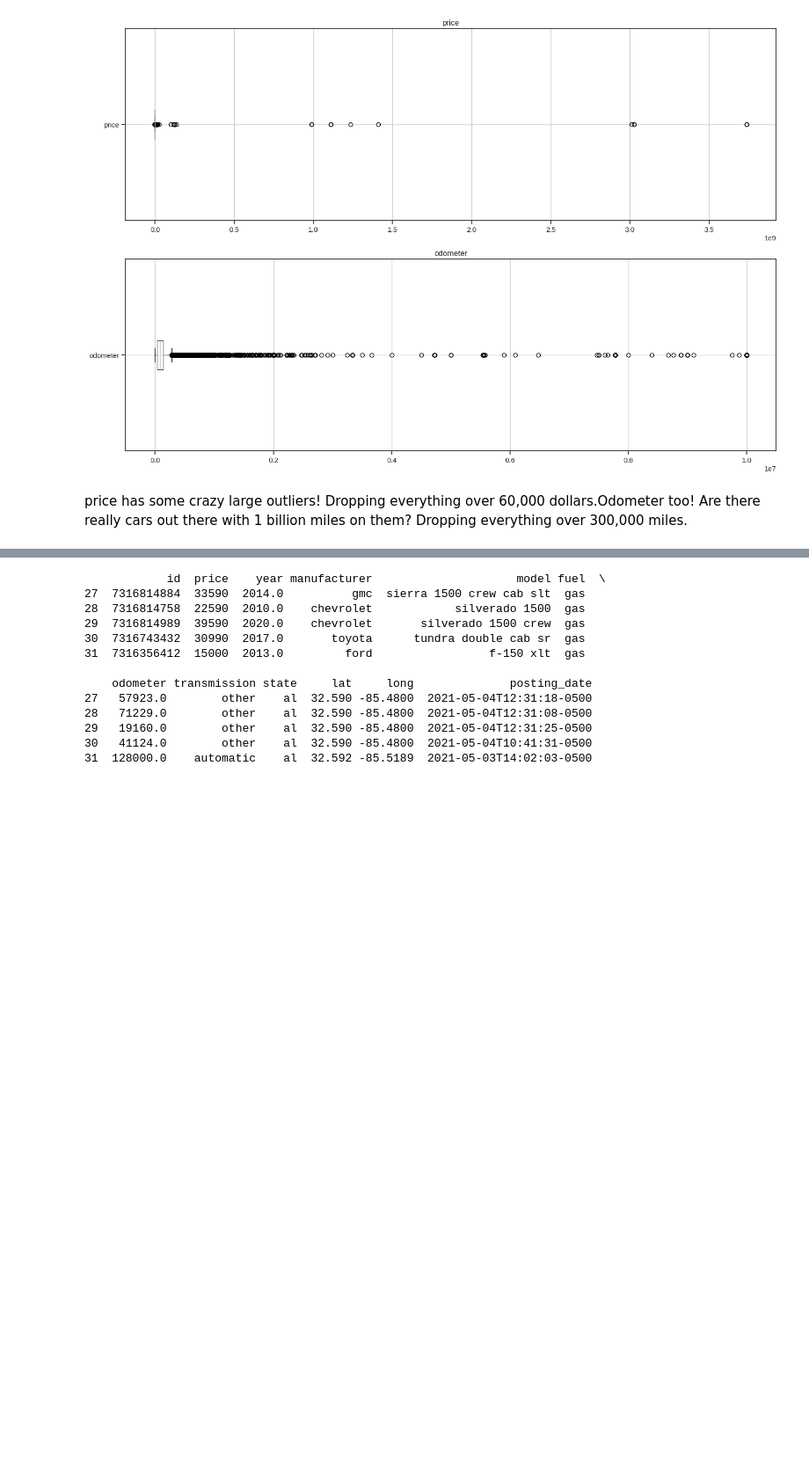
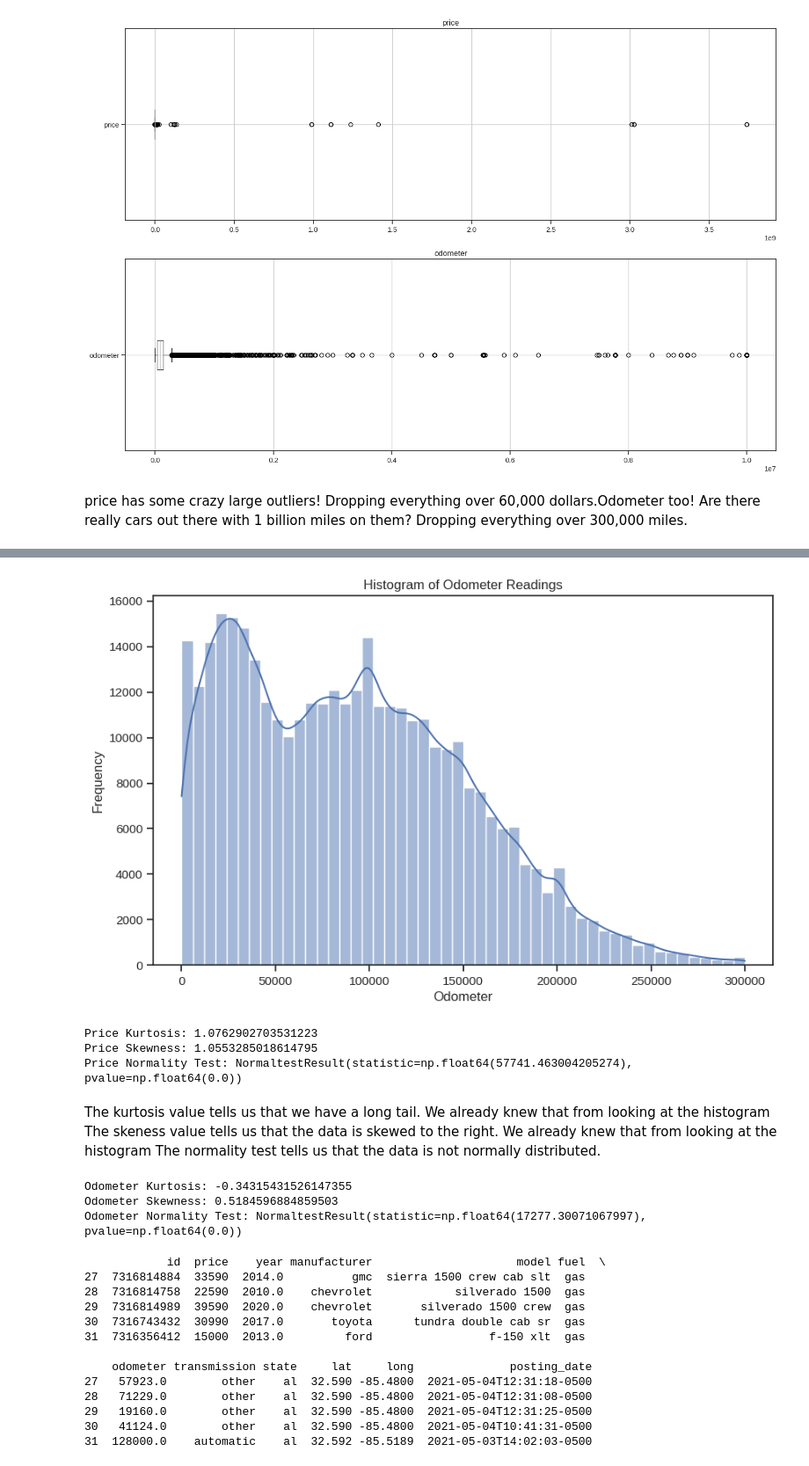
Before and after one commit to drpafowler/applied-ml-philip, a Jupyter notebook: car_price_prediction.ipynb, the cells around one changed output, grey strips where cells are left out. Shown: that part at 88% size. Saved outputs shown, nothing was run; the diff lists cells and outputs as text; code cells hidden in the pictures; blank space fills up the shorter version.

```diff
--- a/car_price_prediction.ipynb
+++ b/car_price_prediction.ipynb
@@ -168,3 +168,52 @@ plt.show()
+# %%
+plt.figure(figsize=(10, 6))
+sns.histplot(cardata['odometer'], bins=50, kde=True)
+plt.title('Histogram of Odometer Readings')
+plt.xlabel('Odometer')
+plt.ylabel('Frequency')
+plt.show()
+# %% [output]
+[figure, added]
+# %%
+from scipy.stats import skew, normaltest
+from scipy.stats import kurtosis
+
+# Calculate skewness
+price_skewness = skew(cardata['price'])
+
+# Perform normality test
+price_normality_test = normaltest(cardata['price'])
+# Calculate kurtosis
+price_kurtosis = kurtosis(cardata['price'])
+
+print(f"Price Kurtosis: {price_kurtosis}")
+print(f"Price Skewness: {price_skewness}")
+print(f"Price Normality Test: {price_normality_test}")
+# %% [output]
+Price Kurtosis: 1.0762902703531223
+Price Skewness: 1.0553285018614795
+Price Normality Test: NormaltestResult(statistic=np.float64(57741.463004205274), pvalue=np.float64(0.0))
+# %% [markdown]
+The kurtosis value tells us that we have a long tail.  We already knew that from looking at the histogram
+The skeness value tells us that the data is skewed to the right.  We already knew that from looking at the histogram
+The normality test tells us that the data is not normally distributed.
+# %%
+# Calculate skewness
+odometer_skewness = skew(cardata['odometer'])
+
+# Perform normality test
+odometer_normality_test = normaltest(cardata['odometer'])
+
+# Calculate kurtosis
+odometer_kurtosis = kurtosis(cardata['odometer'])
+
+print(f"Odometer Kurtosis: {odometer_kurtosis}")
+print(f"Odometer Skewness: {odometer_skewness}")
+print(f"Odometer Normality Test: {odometer_normality_test}")
+# %% [output]
+Odometer Kurtosis: -0.34315431526147355
+Odometer Skewness: 0.5184596884859503
+Odometer Normality Test: NormaltestResult(statistic=np.float64(17277.30071067997), pvalue=np.float64(0.0))
 # %%
 cardata.dropna(subset=['year', 'model', 'manufacturer', 'odometer'], inplace=True)
 
```
Also changed, not shown: parts of 8 cells of this notebook.
